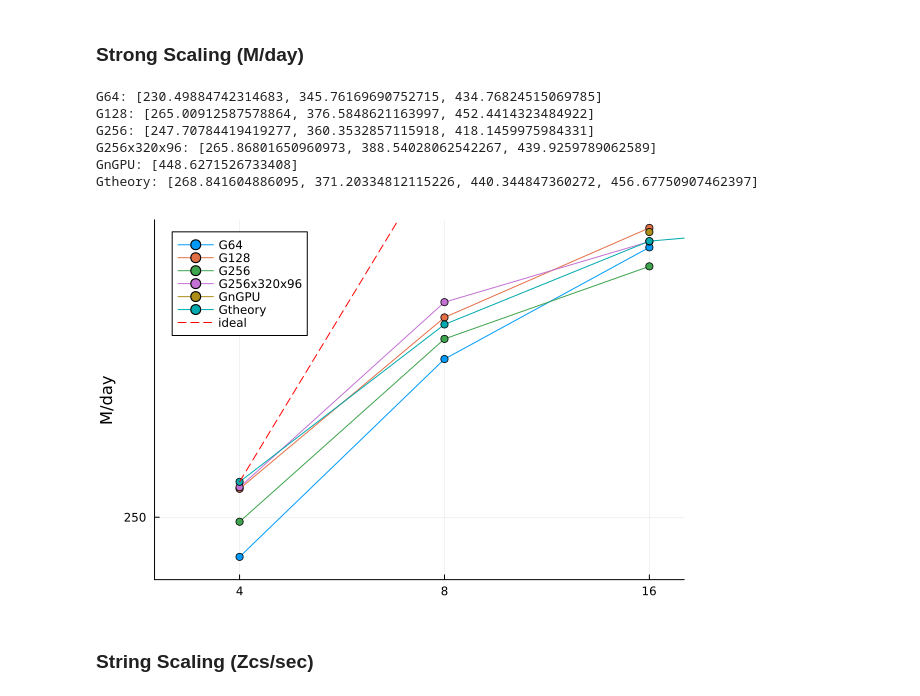
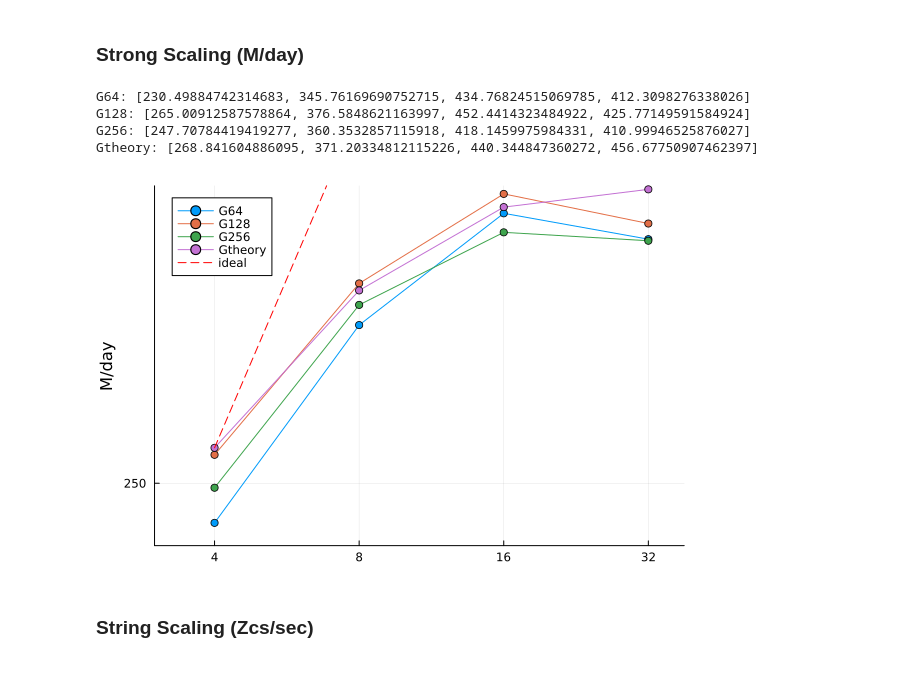
Before and after one commit to lwJi/ETK-Scaling-Tests, a Jupyter notebook: vista/ipynb/bbhDisk-Cowling.ipynb, the cells around one changed output. Drawn from its saved outputs; the diff is of its cells as text; code cells hidden in the pictures.

```diff
--- a/vista/ipynb/bbhDisk-Cowling.ipynb
+++ b/vista/ipynb/bbhDisk-Cowling.ipynb
@@ -13,46 +13,44 @@ patt_dirss = [
         (r"Cow_L12_G64-N\d+-MPI\d+_r0000", "G64"),
         (r"Cow_L12_G128-N\d+-MPI\d+_r0000", "G128"),
         (r"Cow_L12_G256-N\d+-MPI\d+_r0000", "G256"),
-        (r"Cow_L12_G256x320x96-N\d+-MPI\d+_r0000", "G256x320x96"),
-        (r"Cow_L12_GnGPU-N\d+-MPI\d+_r0000", "GnGPU"),
+        #(r"Cow_L12_G256x320x96-N\d+-MPI\d+_r0000", "G256x320x96"),
+        #(r"Cow_L12_GnGPU-N\d+-MPI\d+_r0000", "GnGPU"),
         (r"Cow_L12_Gtheory-N\d+-MPI\d+_r0000", "Gtheory"),
     ], "../data/bbhDisk/bbhDisk-n256-v1"),
 ];
 # %% [markdown]
 ### Strong Scaling (M/day)
 # %%
-let plt = plot(ylabel="M/day", xscale=:log10, yscale=:log10, xlim=(3, 18), ylim=(220, 460), legend=:topleft)
-    xs = [4, 8, 16]
+let plt = plot(ylabel="M/day", xscale=:log10, yscale=:log10, xlim=(3, 38), ylim=(220, 460), legend=:topleft)
+    xs = [4, 8, 16, 32]
     xticks!(plt, xs, [string(n) for n in xs])
     ys = [250, 500]
     yticks!(plt, ys, [string(n) for n in ys])
 
     # Process datasets
     for (patterns, parent_dir) in patt_dirss
         # Load averages for the given patterns and directory
         (dats, labs) = Misc.load_avgs(patterns, parent_dir; option="TotalComputeTime")
 
         # Iterate through the loaded datasets
         for (i, dat) in enumerate(dats)
             plot!(plt, dat[1], dat[2], label=labs[i], marker=:circle)
             println("$(labs[i]): ", dat[2])
         end
 
         # Add the "ideal" reference plot
         x_ref, y_ref = dats[end]  # choose the last dataset as the reference
         ideal_y = y_ref[1] .* (x_ref ./ x_ref[1])  # compute the ideal scaling line
         plot!(plt, x_ref, ideal_y; label="ideal", linestyle=:dash, color=:red)
     end
     display(plt)
 end
 # %% [output]
-G64: [230.49884742314683, 345.76169690752715, 434.76824515069785]
-G128: [265.00912587578864, 376.5848621163997, 452.4414323484922]
-G256: [247.70784419419277, 360.3532857115918, 418.1459975984331]
-G256x320x96: [265.86801650960973, 388.54028062542267, 439.9259789062589]
-GnGPU: [448.6271526733408]
+G64: [230.49884742314683, 345.76169690752715, 434.76824515069785, 412.3098276338026]
+G128: [265.00912587578864, 376.5848621163997, 452.4414323484922, 425.77149591584924]
+G256: [247.70784419419277, 360.3532857115918, 418.1459975984331, 410.99946525876027]
 Gtheory: [268.841604886095, 371.20334812115226, 440.344847360272, 456.67750907462397]
-[figure, old version]
+[figure, new version]
 # %% [markdown]
 ### String Scaling (Zcs/sec)
 # %%
```
Also changed, not shown: parts of 1 cell of this notebook.
